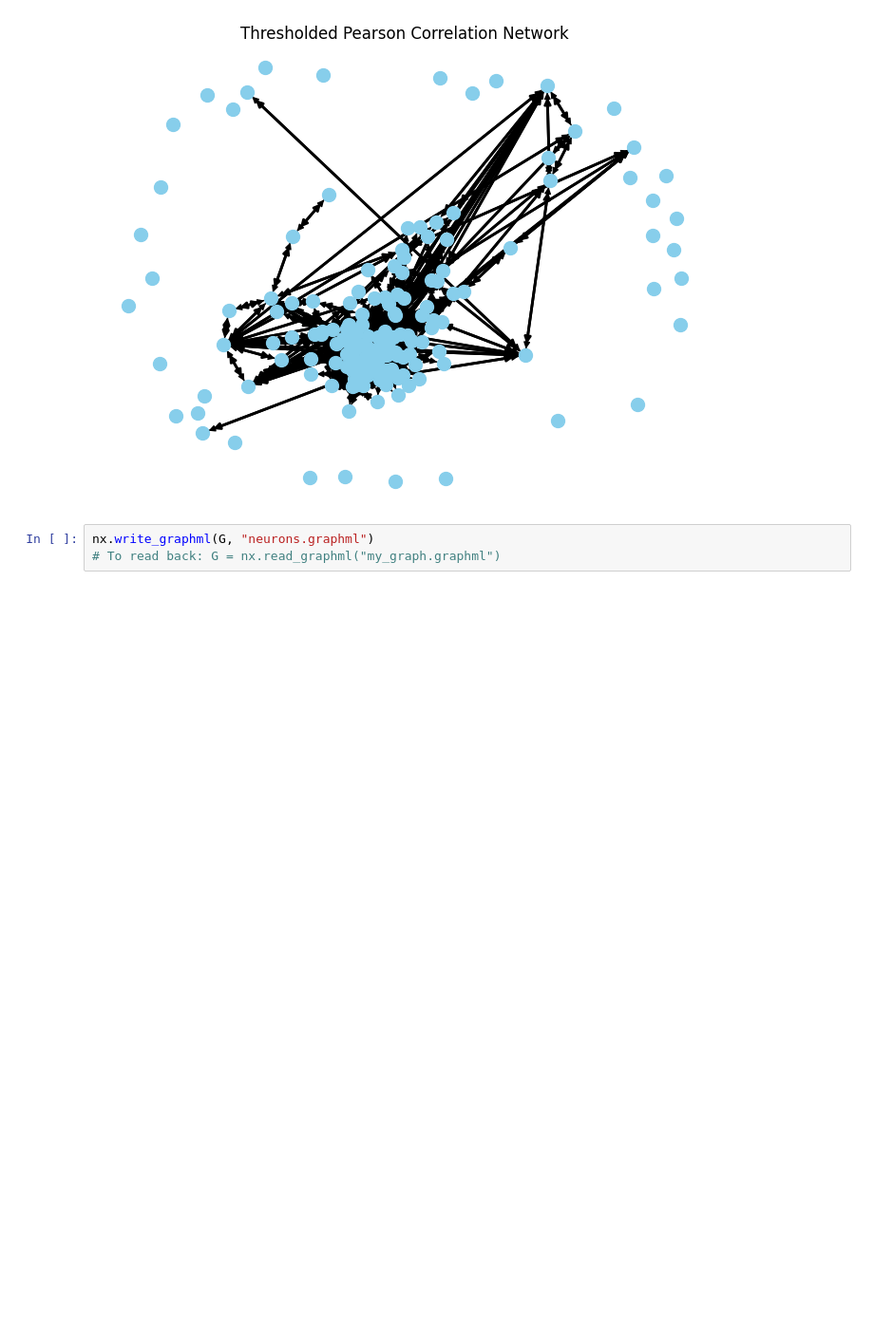
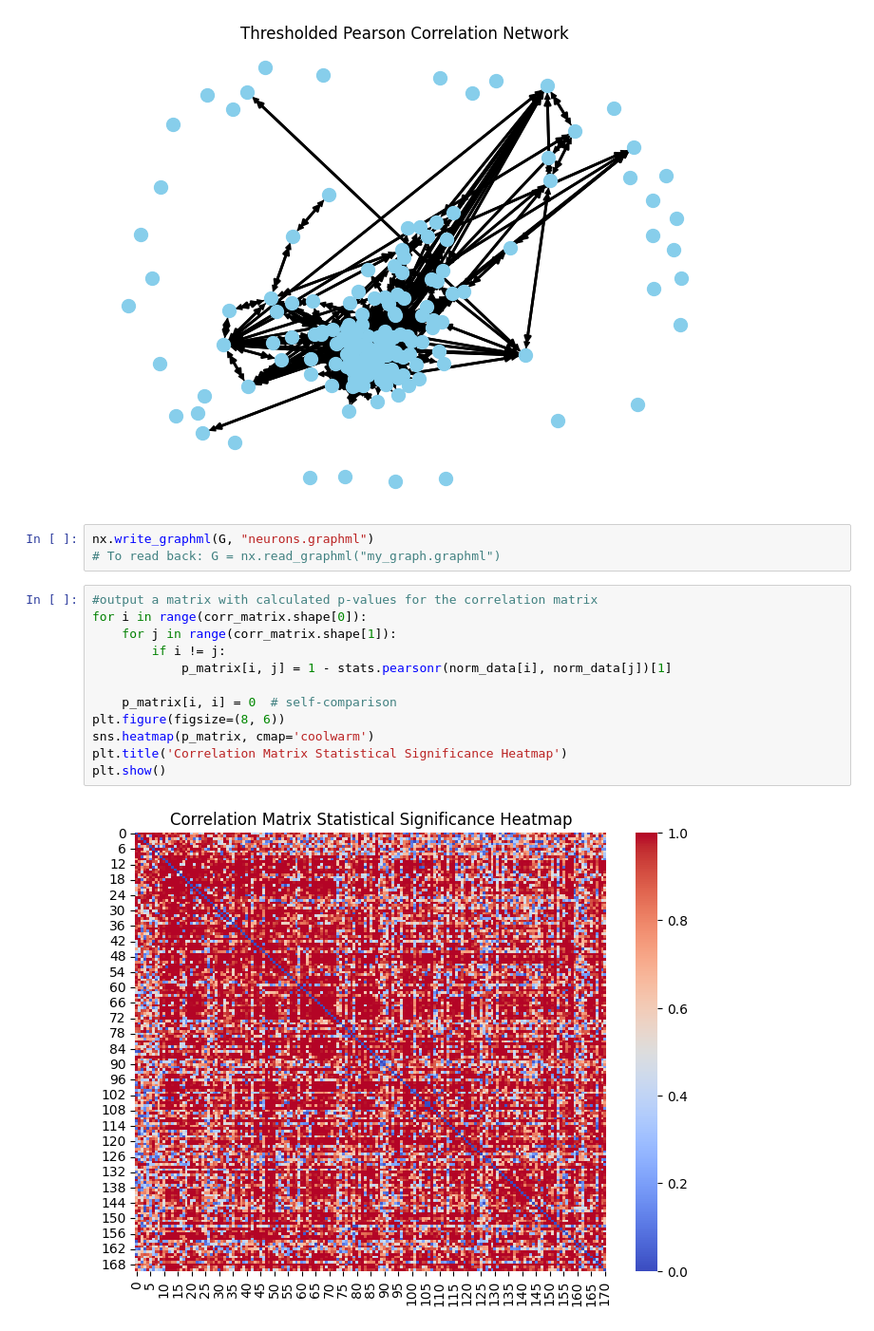
Before and after one commit to c-carolinel/jc, a Jupyter notebook: 1_preprocessing.ipynb, the cells around one changed output. Shown at 95% size. Cells and saved outputs as stored; diff of their text form; blank space fills up the shorter version.

```diff
--- a/1_preprocessing.ipynb
+++ b/1_preprocessing.ipynb
@@ -100,3 +182,17 @@ plt.show()
 # %%
 nx.write_graphml(G, "neurons.graphml")
 # To read back: G = nx.read_graphml("my_graph.graphml")
+# %%
+#output a matrix with calculated p-values for the correlation matrix
+for i in range(corr_matrix.shape[0]):
+    for j in range(corr_matrix.shape[1]):
+        if i != j:
+            p_matrix[i, j] = 1 - stats.pearsonr(norm_data[i], norm_data[j])[1]
+
+    p_matrix[i, i] = 0  # self-comparison
+plt.figure(figsize=(8, 6))
+sns.heatmap(p_matrix, cmap='coolwarm')
+plt.title('Correlation Matrix Statistical Significance Heatmap')
+plt.show()
+# %% [output]
+[figure, added]
```
Also changed, not shown: parts of 3 cells of this notebook, 3 other files.
